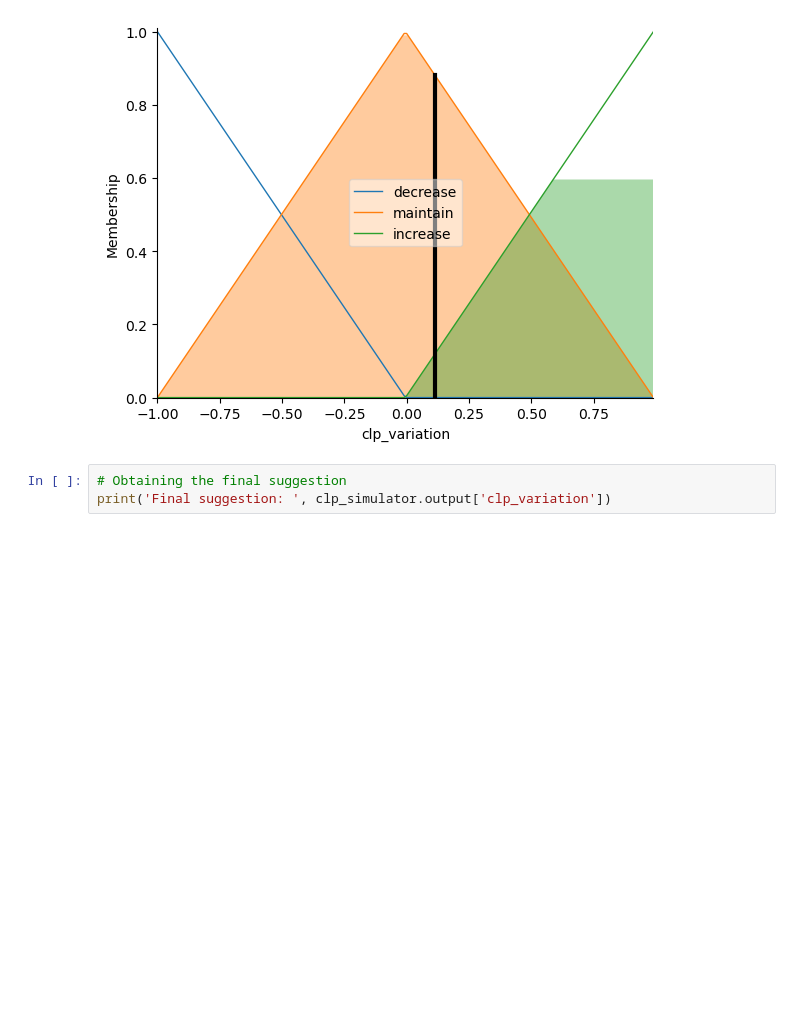
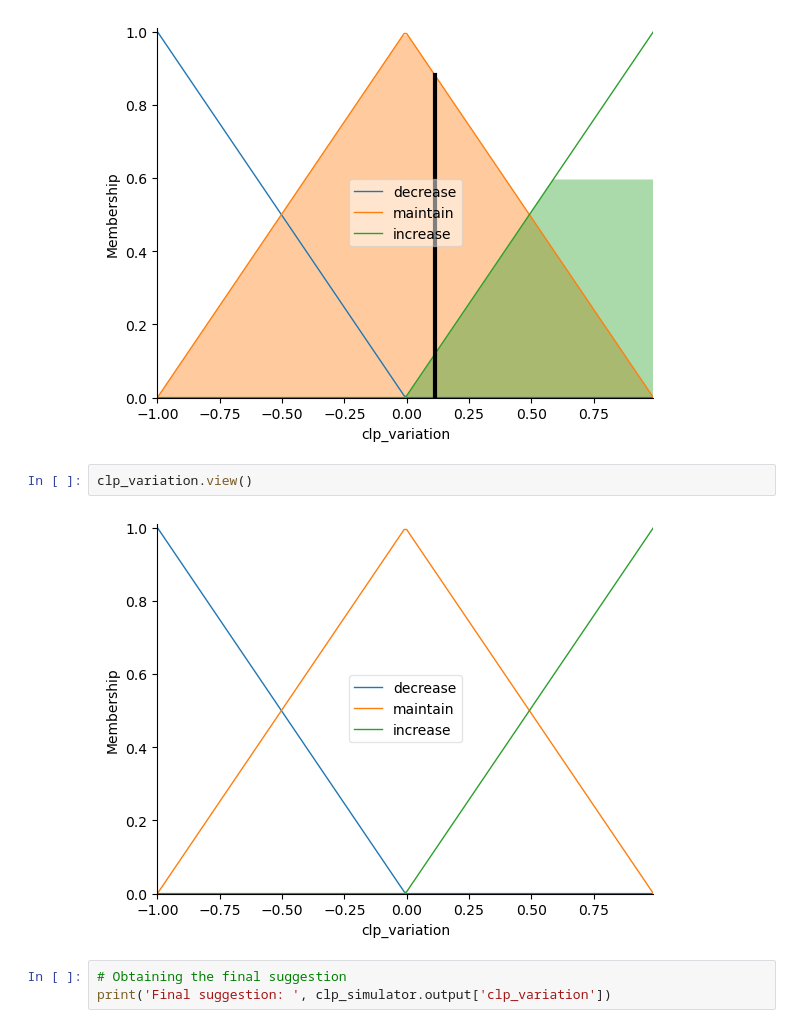
Before and after one commit to leobt23/Computational_Intelligence_forIOT, a Jupyter notebook: project_2_fuzzy/main.ipynb, the cells around one changed output. Cells and saved outputs as stored; diff of their text form; blank space fills up the shorter version.

```diff
--- a/project_2_fuzzy/main.ipynb
+++ b/project_2_fuzzy/main.ipynb
@@ -189,6 +196,10 @@ clp_variation.view(sim=clp_simulator)
 # %% [output]
 Variables used:  ['memory_usage', 'processor_load', 'output_bandwidth', 'latency']
 [figure]
+# %%
+clp_variation.view()
+# %% [output]
+[figure, added]
 # %%
 # Obtaining the final suggestion
 print('Final suggestion: ', clp_simulator.output['clp_variation'])
```
Also changed, not shown: parts of 43 cells of this notebook, 4 other files.
